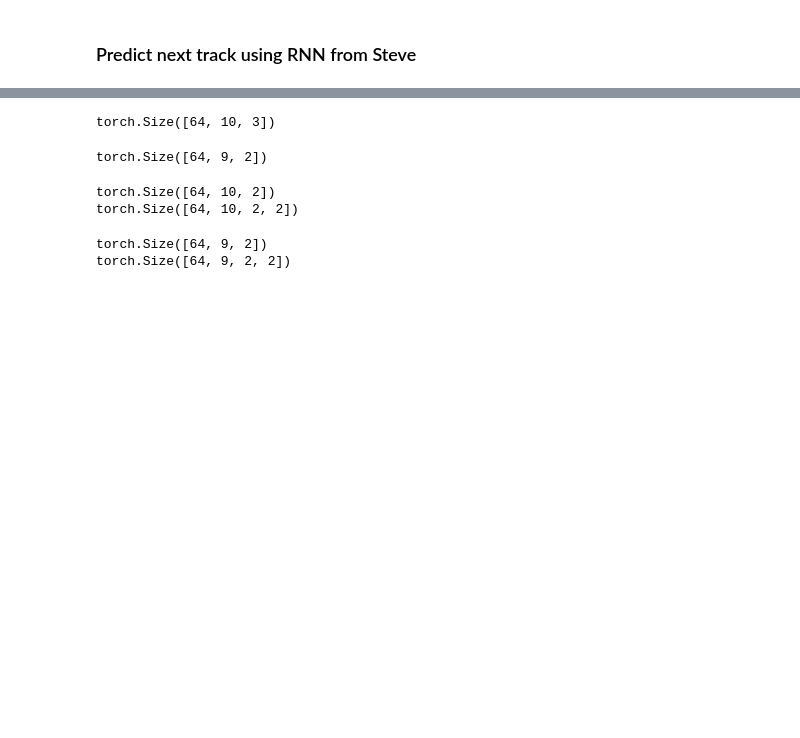
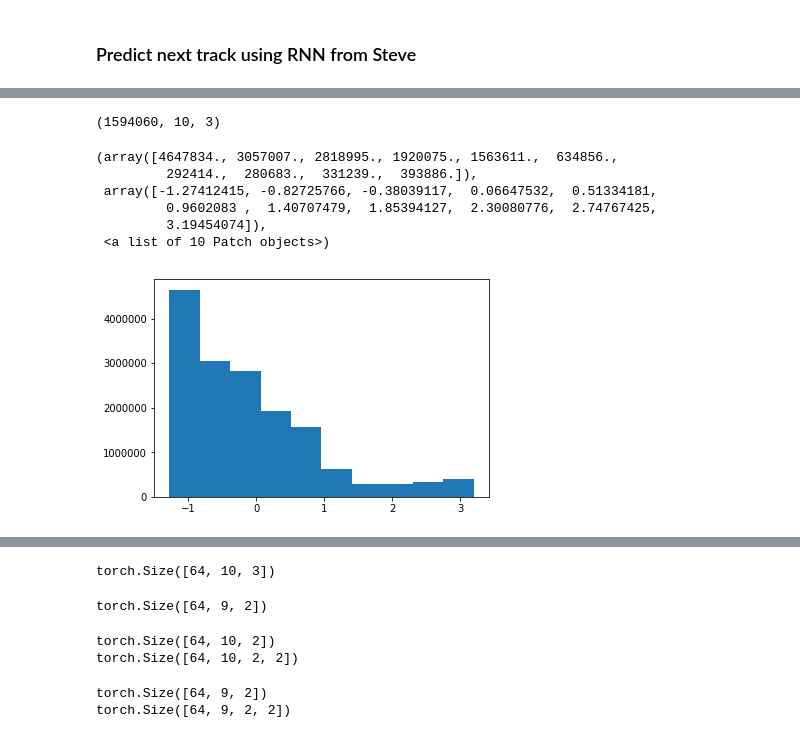
Before and after one commit to xju2/trackingML, a Jupyter notebook: rnn steve.ipynb, the cells around one changed output, grey strips where cells are left out. Drawn from its saved outputs; the diff is of its cells as text; code cells hidden in the pictures; blank space fills up the shorter version.

```diff
--- a/rnn steve.ipynb
+++ b/rnn steve.ipynb
@@ -153,0 +106,3 @@ input_t = torch.from_numpy(np.array(track_list[0:64]))
+# %%
+import pickle
+track_list_raw = pickle.load(open('ten_hists.npy', 'rb'))
@@ -153,0 +115,5 @@ input_t = torch.from_numpy(np.array(track_list[0:64]))
+# %%
+track_arrays = np.concatenate([np.array(x) for x in track_list_raw])
+print(track_arrays.shape)
+# %% [output]
+(1594060, 10, 3)
@@ -153,0 +124,10 @@ input_t = torch.from_numpy(np.array(track_list[0:64]))
+# %%
+plt.hist(track_arrays[:, :, 0].flatten())
+# %% [output]
+(array([4647834., 3057007., 2818995., 1920075., 1563611.,  634856.,
+         292414.,  280683.,  331239.,  393886.]),
+ array([-1.27412415, -0.82725766, -0.38039117,  0.06647532,  0.51334181,
+         0.9602083 ,  1.40707479,  1.85394127,  2.30080776,  2.74767425,
+         3.19454074]),
+ <a list of 10 Patch objects>)
+[figure, added]
```
Also changed, not shown: parts of 64 cells of this notebook.
